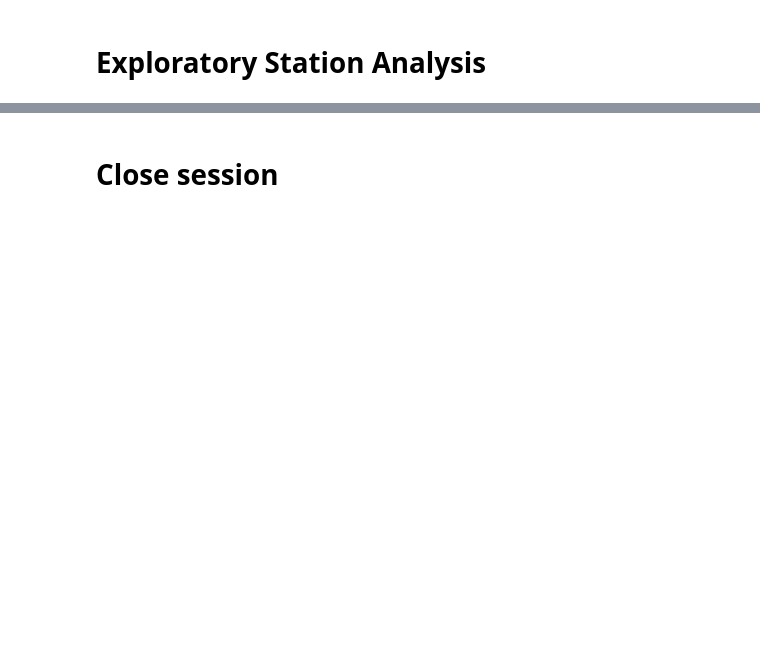
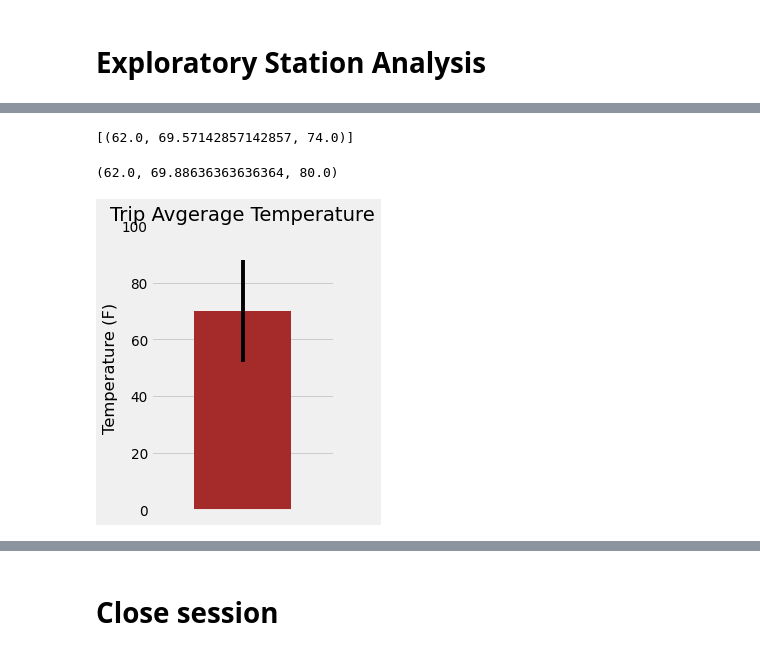
Before and after one commit to CGrant109/sqlalchemy-challenge, a Jupyter notebook: climate_starter.ipynb, the cells around one changed output, grey strips where cells are left out. Cells and saved outputs as stored; diff of their text form; code cells hidden in the pictures; blank space fills up the shorter version.

```diff
--- a/climate_starter.ipynb
+++ b/climate_starter.ipynb
@@ -135,0 +177,44 @@ results_df.plot.hist(bins=12)
+# %%
+# Using calc_temps will accept start date and end date in the format '%Y-%m-%d'
+# Provides minimum, average, and maximum temperatures for that range of dates
+def calc_temps(start_date, end_date):
+    return session.query(func.min(Measurement.tobs), func.avg(Measurement.tobs), func.max(Measurement.tobs)).\
+        filter(Measurement.date >= start_date).filter(Measurement.date <= end_date).all()
+
+
+print(calc_temps('2012-02-28', '2012-03-05'))
+# %% [output]
+[(62.0, 69.57142857142857, 74.0)]
+# %%
+# Using function `calc_temps` to calculate the tmin, tavg, and tmax
+# Using the previous year's data for those same dates.
+startdate = '2016-02-28'
+enddate = '2016-03-05'
+tempresult = calc_temps(startdate,enddate)[0]
+tempresult
+# %% [output]
+(62.0, 69.88636363636364, 80.0)
+# %%
+# Plot the results from your previous query as a bar chart.
+#"Trip Avg Temp" as your Title
+# Using average temperature for the y value
+# Using tmax-tmin value as the y error bar, yerr
+x_pos = [0]
+y_pos = [tempresult[1]]
+error = [(tempresult[2] - tempresult[0])]
+
+w = 3
+h = 5
+d = 70
+plt.figure(figsize=(w, h), dpi=d)
+plt.bar(x_pos,y_pos,color='brown', yerr=error)
+plt.xlim(-0.75,0.75)
+plt.title("Trip Avgerage Temperature")
+plt.ylabel("Temperature (F)")
+plt.ylim(0, 100)
+plt.tick_params(axis='x',which='both',bottom=False,top=False,labelbottom=False)
+plt.grid(which='major', axis='x', linestyle='')
+plt.grid(which='major', axis='y', linestyle='-')
+plt.show()
+# %% [output]
+[figure, added]
```
Also changed, not shown: parts of 10 cells of this notebook, 1 other file.
